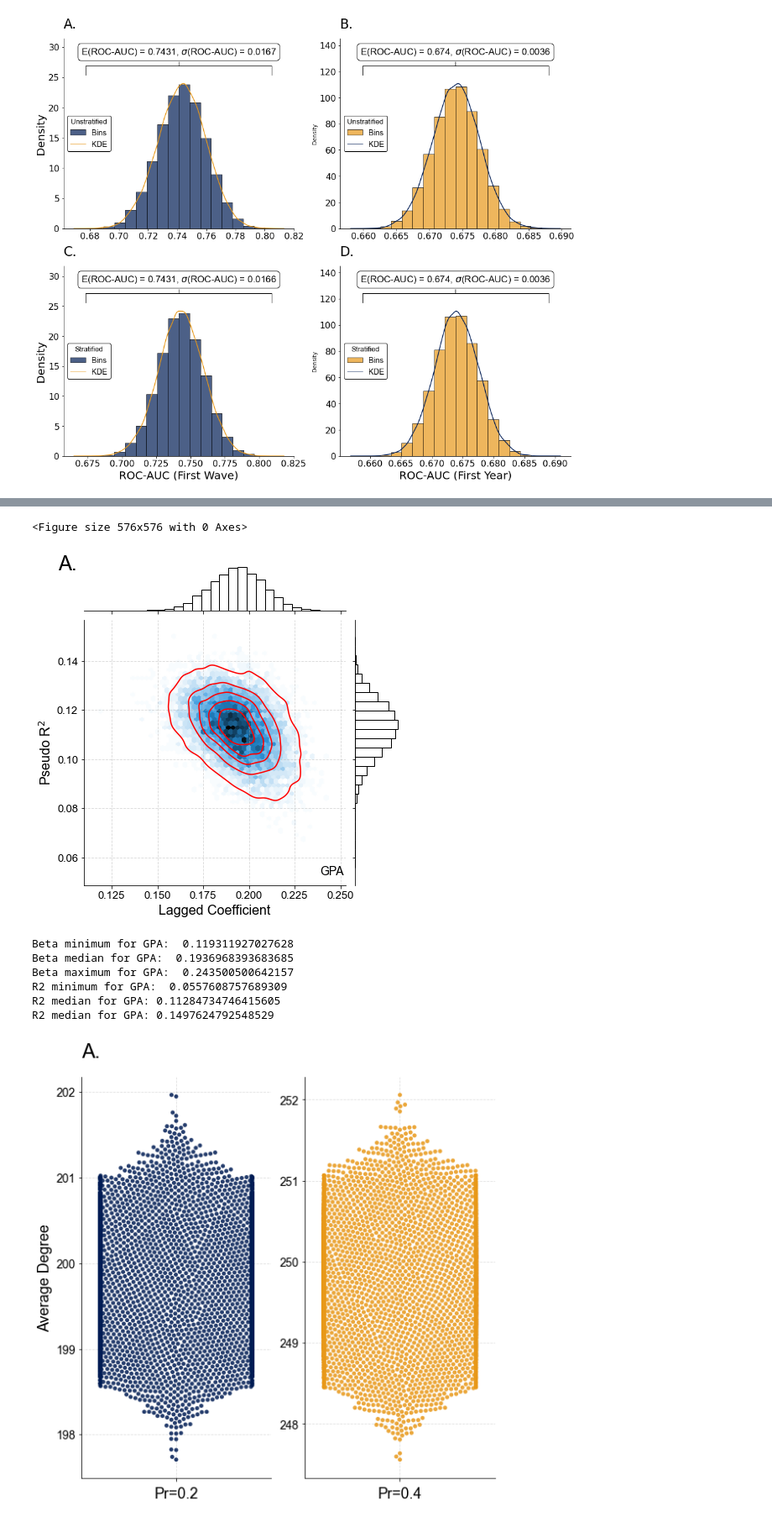
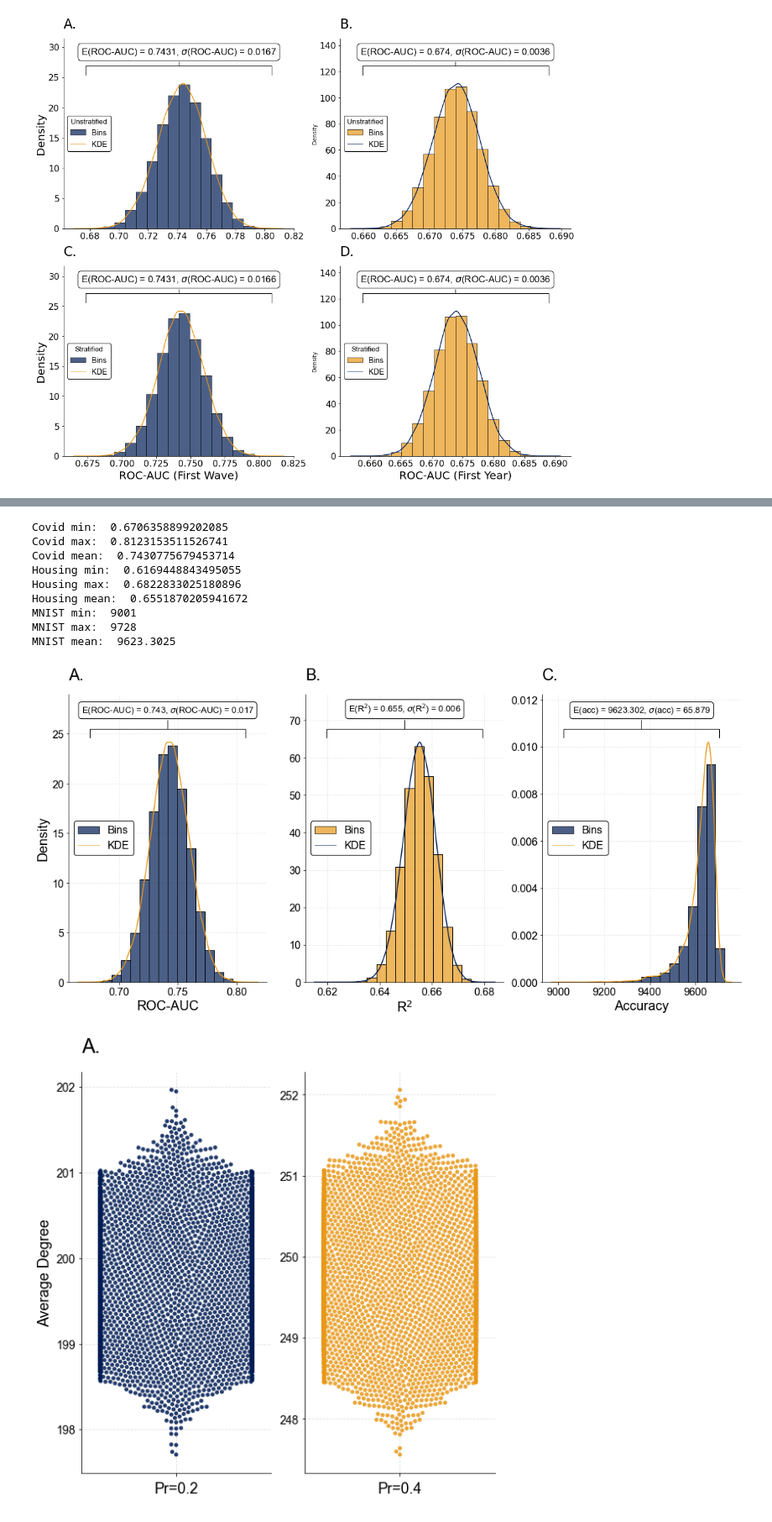
Before and after one commit to crahal/seeds, a Jupyter notebook: src/visualization_notebook.ipynb, the cells around one changed output, grey strips where cells are left out. Shown at 84% size. Cells and saved outputs as stored; diff of their text form; code cells hidden in the pictures.

```diff
--- a/src/visualization_notebook.ipynb
+++ b/src/visualization_notebook.ipynb
@@ -70,14 +56,16 @@ Covid max:  0.8123153511526741
-# %%
-make_ffc_just_gpa(ffc, figure_path)
-# %% [output]
-<Figure size 576x576 with 0 Axes>
-[figure, removed]
-Beta minimum for GPA:  0.119311927027628
-Beta median for GPA:  0.1936968393683685
-Beta maximum for GPA:  0.243500500642157
-R2 minimum for GPA:  0.0557608757689309
-R2 median for GPA: 0.11284734746415605
-R2 median for GPA: 0.1497624792548529
+# %%
+plot_three_predictions(first_wave_10k_stratified_list, figure_path)
+# %% [output]
+Covid min:  0.6706358899202085
+Covid max:  0.8123153511526741
+Covid mean:  0.7430775679453714
+Housing min:  0.6169448843495055
+Housing max:  0.6822833025180896
+Housing mean:  0.6551870205941672
+MNIST min:  9001
+MNIST max:  9728
+MNIST mean:  9623.3025
+[figure, added]
 # %%
 plot_rgms(figure_path)
 # %% [output]
```
Also changed, not shown: parts of 5 cells of this notebook, 13 other files.
